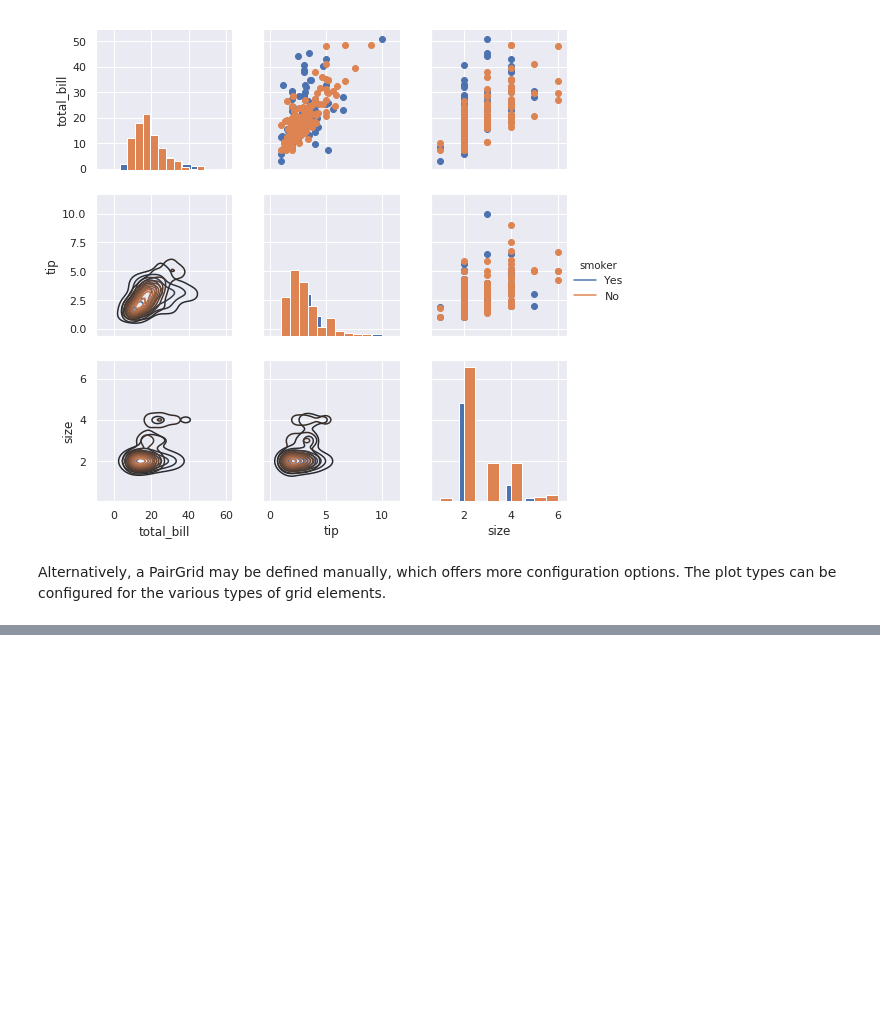
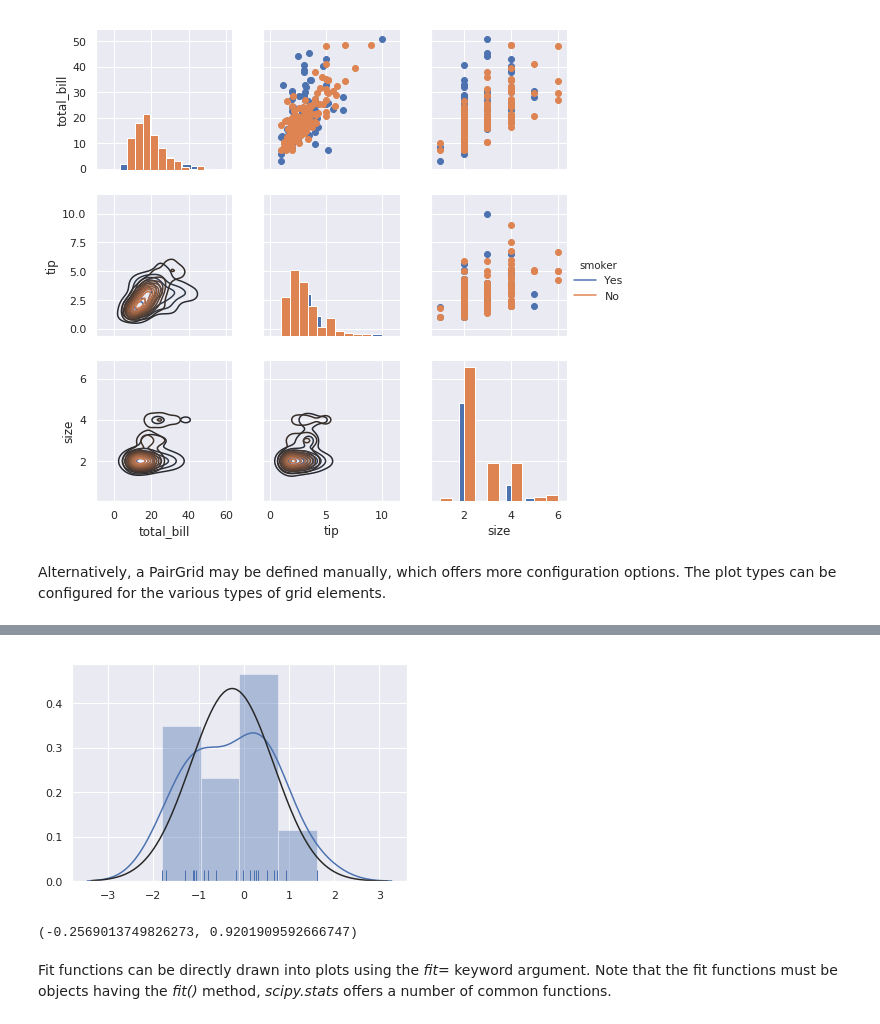
Before and after one commit to lungben/python_tutorial, a Jupyter notebook: notebooks/plotting.ipynb, the cells around one changed output, grey strips where cells are left out. Saved outputs shown, nothing was run; the diff lists cells and outputs as text; code cells hidden in the pictures; blank space fills up the shorter version.

```diff
--- a/notebooks/plotting.ipynb
+++ b/notebooks/plotting.ipynb
@@ -244,0 +267,11 @@ Alternatively, a PairGrid may be defined manually, which offers more configurati
+# %%
+p = sns.distplot(vals, rug=True, fit=stats.norm)
+# %% [output]
+[figure, added]
+# %%
+stats.norm.fit(vals)
+# %% [output]
+(-0.2569013749826273, 0.9201909592666747)
+# %% [markdown]
+Fit functions can be directly drawn into plots using the *fit=* keyword argument.
+Note that the fit functions must be objects having the *fit()* method, *scipy.stats* offers a number of common functions.
```
Also changed, not shown: parts of 8 cells of this notebook.
